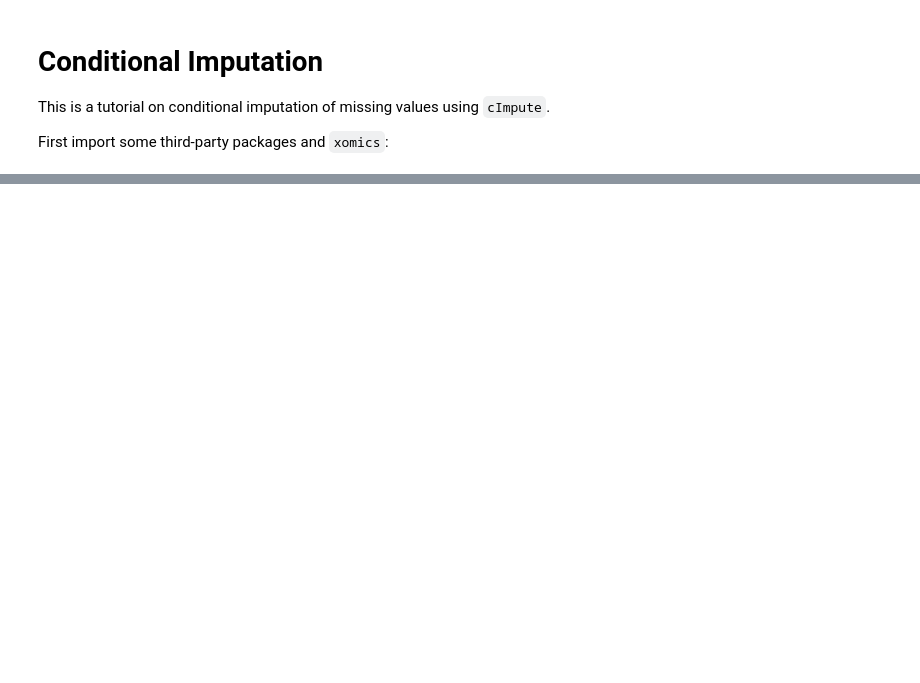
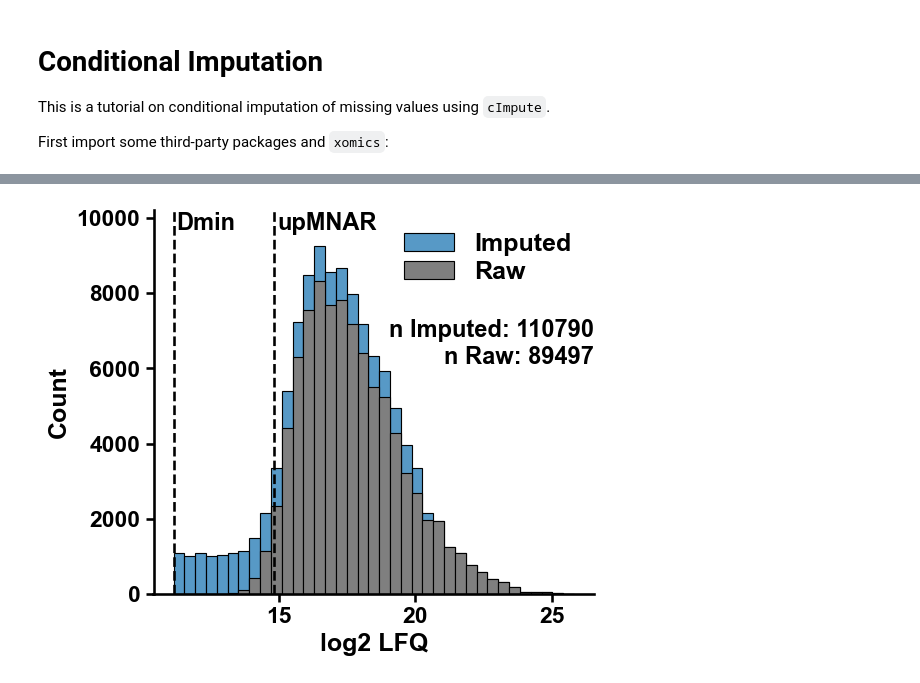
Before and after one commit to breimanntools/xomics, a Jupyter notebook: tutorials/tutorial3a_cImpute.ipynb, the cells around one changed output, grey strips where cells are left out. Saved outputs shown, nothing was run; the diff lists cells and outputs as text; code cells hidden in the pictures; blank space fills up the shorter version.

Commit message:
First version of cImpute tutorial

```diff
--- a/tutorials/tutorial3a_cImpute.ipynb
+++ b/tutorials/tutorial3a_cImpute.ipynb
@@ -37,0 +32,12 @@ OptionError: "No such keys(s): 'mode.use_inf_as_null'"
+# %%
+df_imp = xo.cImpute().run(df=df_raw, groups=groups, min_cs=1)
+d_min, up_mnar, d_max = xo.cImpute().get_limits(df=df_raw, groups=groups)
+xo.plot_settings()
+xo.plot_imput_histo(df_raw=df_raw,
+                    df_imp=df_imp,
+                    d_min=d_min,
+                    up_mnar=up_mnar,
+                    cols_quant=cols_quant)
+plt.show()
+# %% [output]
+[figure, added]
```
Also changed, not shown: parts of 4 cells of this notebook, 10 other files.
